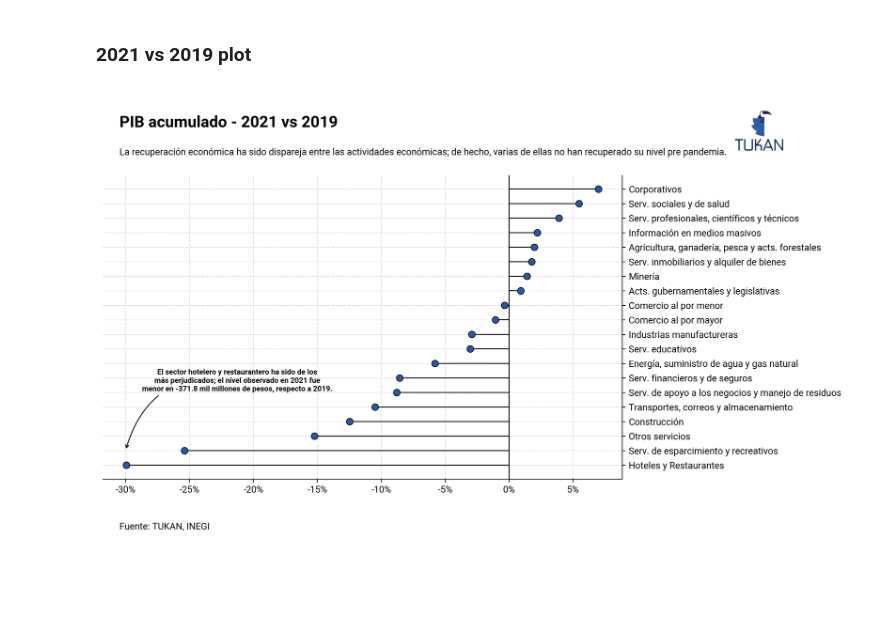
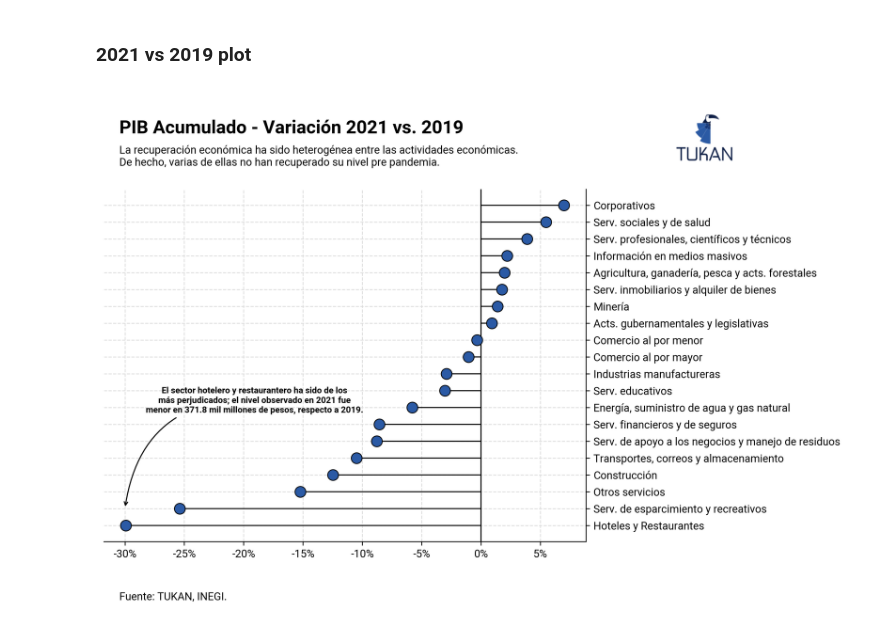
Before and after one commit to TukanMx/tukan_notebooks, a Jupyter notebook: social/social_media/pib/pib_template.ipynb, the cells around one changed output. Cells and saved outputs as stored; diff of their text form; code cells hidden in the pictures; blank space fills up the shorter version.

```diff
--- a/social/social_media/pib/pib_template.ipynb
+++ b/social/social_media/pib/pib_template.ipynb
@@ -989,24 +781,24 @@ Success getting the data
 ### Cumulative GDP
 # %%
 # Data
-gdp = response["data"]
+activities_gdp = response["data"]
 
 # Remove the quarters from previous years that are not available yet for the current year
-date_filter = gdp['date'].max().month
-gdp = gdp[gdp["date"].dt.month<= date_filter]
+date_filter = activities_gdp['date'].max().month
+activities_gdp = activities_gdp[activities_gdp["date"].dt.month<= date_filter]
 
 # Calculate the cumulative GDP for each year and economic activity, dividing it by a million
-gdp = gdp.groupby([gdp.date.dt.year,'economic_activity__ref','economic_activity']).sum().reset_index()
-gdp['675882bced9ce54'] = gdp['675882bced9ce54']/1000000
+activities_gdp = activities_gdp.groupby([activities_gdp.date.dt.year,'economic_activity__ref','economic_activity']).sum().reset_index()
+activities_gdp['675882bced9ce54'] = activities_gdp['675882bced9ce54']/1000000
 
 # Pivot the data frame so it is easy to plot, calculate the variation between 2021-2019 and 2021-2020, sort ascendingly according to it
-gdp = gdp.pivot(index = 'economic_activity', columns='date', values='675882bced9ce54').reset_index()
-gdp['var_2021_2019'] =  (gdp[2021] / gdp[2019])-1
-gdp['var_2021_2020'] =  (gdp[2021] / gdp[2020])-1
-gdp['var_2020_2019'] =  (gdp[2020] / gdp[2019])-1
+activities_gdp = activities_gdp.pivot(index = 'economic_activity', columns='date', values='675882bced9ce54').reset_index()
+activities_gdp['var_2021_2019'] =  (activities_gdp[2021] / activities_gdp[2019])-1
+activities_gdp['var_2021_2020'] =  (activities_gdp[2021] / activities_gdp[2020])-1
+activities_gdp['var_2020_2019'] =  (activities_gdp[2020] / activities_gdp[2019])-1
 
 # Rename the tickers to improve plot design
-gdp = gdp.replace({'Servicios de esparcimiento culturales y deportivos, y otros servicios recreativos':'Serv. de esparcimiento y recreativos',
+activities_gdp = activities_gdp.replace({'Servicios de esparcimiento culturales y deportivos, y otros servicios recreativos':'Serv. de esparcimiento y recreativos',
                    'Generación, transmisión, distribución y comercialización de energía eléctrica, suministro de agua y de gas natural por ductos al consumidor final':'Energía, suministro de agua y gas natural',
                    'Servicios de alojamiento temporal y de preparación de alimentos y bebidas':'Hoteles y Restaurantes',
                    'Otros servicios excepto actividades gubernamentales':'Otros servicios',
@@ -1023,17 +932,14 @@ gdp = gdp.replace({'Servicios de esparcimiento culturales y deportivos, y otros
 # %% [markdown]
 ### 2021 vs 2019 plot
 # %%
-gdp = gdp.sort_values('var_2021_2019', ascending=True)
-gdp['p_ref'] =  range(gdp.shape[0]) #plot_reference
-gdp.reset_index(drop=True, inplace=True)
+activities_gdp = activities_gdp.sort_values('var_2021_2019', ascending=True)
+activities_gdp['p_ref'] =  range(activities_gdp.shape[0]) #plot_reference
+activities_gdp.reset_index(drop=True, inplace=True)
 
-text_annotation = gdp[gdp['economic_activity']=='Hoteles y Restaurantes']
-text_annotation = (text_annotation[2021] - text_annotation[2019])/1000
-text_annotation = text_annotation.round(1)
 
-labels = gdp['economic_activity'].tolist()
+labels = activities_gdp['economic_activity'].tolist()
 
-fig = plt.figure(figsize=(10,6), dpi = 300)
+fig = plt.figure(figsize=(8,6), dpi = 300)
 ax = plt.subplot(111)
 
 # Change splines
@@ -1041,32 +947,34 @@ ax.spines["right"].set_visible(True)
 ax.spines["left"].set_visible(False)
 
 # Data to plot
-for x in gdp.index:
-    if gdp['var_2021_2019'].loc[x]>=0:
-        ax.hlines(y=gdp['p_ref'].loc[x], xmin=0, xmax=gdp['var_2021_2019'].loc[x],lw=1, color='black' ,zorder=2)
+for x in activities_gdp.index:
+    if activities_gdp['var_2021_2019'].loc[x]>=0:
+        ax.hlines(y=activities_gdp['p_ref'].loc[x], xmin=0, xmax=activities_gdp['var_2021_2019'].loc[x],lw=1, color='black' ,zorder=2)
     else:
-        ax.hlines(y=gdp['p_ref'].loc[x], xmin=gdp['var_2021_2019'].loc[x], xmax=0,lw=1, color='black' ,zorder=2)
-ax.scatter(gdp['var_2021_2019'],gdp['p_ref'],s=50, edgecolors='black', lw=0.8, zorder=3, label='2021')
+        ax.hlines(y=activities_gdp['p_ref'].loc[x], xmin=activities_gdp['var_2021_2019'].loc[x], xmax=0,lw=1, color='black' ,zorder=2)
+
+ax.scatter(activities_gdp['var_2021_2019'],activities_gdp['p_ref'],s=100, edgecolors='black', lw=0.8, zorder=3, label='2021')
 
 # Add gridlines and format to ticks
 ax.xaxis.set_major_formatter(mtick.StrMethodFormatter('{x:,.0%}'))
 ax.axvline(x=0,lw=1, color='black')
-ax.set_yticks(range(gdp.shape[0]))
+ax.set_yticks(range(activities_gdp.shape[0]))
 ax.set_yticklabels(labels)
 
 # Axis ticks on right side
 ax.yaxis.tick_right()
 
-# ax.set_xlabel("PIB acumulado - 2021 vs. 2019")
-
-# Annotation for hotels
+# Annotation aux
+text_annotation = activities_gdp[activities_gdp['economic_activity']=='Hoteles y Restaurantes']
+text_annotation = (text_annotation[2021] - text_annotation[2019])/1000
+text_annotation = text_annotation.round(1)
 
 ax.annotate(
-    "El sector hotelero y restaurantero ha sido de los\n más perjudicados; el nivel observado en 2021 fue \nmenor en "+ str(text_annotation.iloc[0])+ " mil millones de pesos, respecto a 2019.",
+    "El sector hotelero y restaurantero ha sido de los\n más perjudicados; el nivel observado en 2021 fue \nmenor en "+ str(abs(text_annotation.iloc[0]))+ " mil millones de pesos, respecto a 2019.",
     xy=(-.3,
         1),
     xycoords="data",
-    xytext=(120, 75),
+    xytext=(120, 100),
     textcoords="offset points",
     color="black",
     size=8,
@@ -1082,7 +990,7 @@ ax.annotate(
 fig.text(
     0.15,
     1,
-    "PIB acumulado - 2021 vs 2019",
+    "PIB Acumulado - Variación 2021 vs. 2019",
     size=17,
     weight = "bold"
 )
@@ -1090,45 +998,45 @@ fig.text(
 fig.text(
     0.15,
     0.93,
-    "La recuperación económica ha sido dispareja entre las actividades económicas; de hecho, varias de ellas no han recuperado su nivel pre pandemia.",
+    "La recuperación económica ha sido heterogénea entre las actividades económicas.\nDe hecho, varias de ellas no han recuperado su nivel pre pandemia.",
     size=10
 )
 
 # Add footer
-fig.text(0.15, -0, "Fuente: TUKAN, INEGI", fontsize=10)
+fig.text(0.15, -0, "Fuente: TUKAN, INEGI.", fontsize=10)
 
 # Save plot with TUKAN logo, transparent and white
-plt.savefig(
-    "plots/gdp_pandemic_recovery_economic_activity_no_logo.svg",
-    dpi=300,
-    bbox_inches="tight",
-    # facecolor="white",
-    edgecolor="none",
-    transparent=True,
-)
+# plt.savefig(
+#     "plots/gdp_activities_pandemic_no_logo.png",
+#     dpi=300,
+#     bbox_inches="tight",
+#     # facecolor="white",
+#     edgecolor="none",
+#     transparent=True,
+# )
 
 #Tukey's Swag
 tukan_im = image.imread(module_path + "\\assets\\logo\\logo192.png")
 newax = fig.add_axes([1, .9, 0.16, 0.18], anchor="NE", zorder=1)
 newax.imshow(tukan_im)
 newax.axis("off")
 
 plt.savefig(
-    "plots/gdp_pandemic_recovery_economic_activity_logo.png",
+    "plots/gdp_activities_pandemic_logo.png",
     dpi=300,
     bbox_inches="tight",
     # facecolor="white",
     edgecolor="none",
     transparent=True,
 )
 
 plt.savefig(
-    "plots/gdp_pandemic_recovery_economic_activity_white_logo.png",
+    "plots/gdp_activities_pandemic_white_logo.png",
     dpi=300,
     bbox_inches="tight",
     facecolor="white",
     edgecolor="none",
     transparent=False,
 )
 # %% [output]
-[figure, old version]
+[figure, new version]
```
Also changed, not shown: parts of 39 cells of this notebook.
